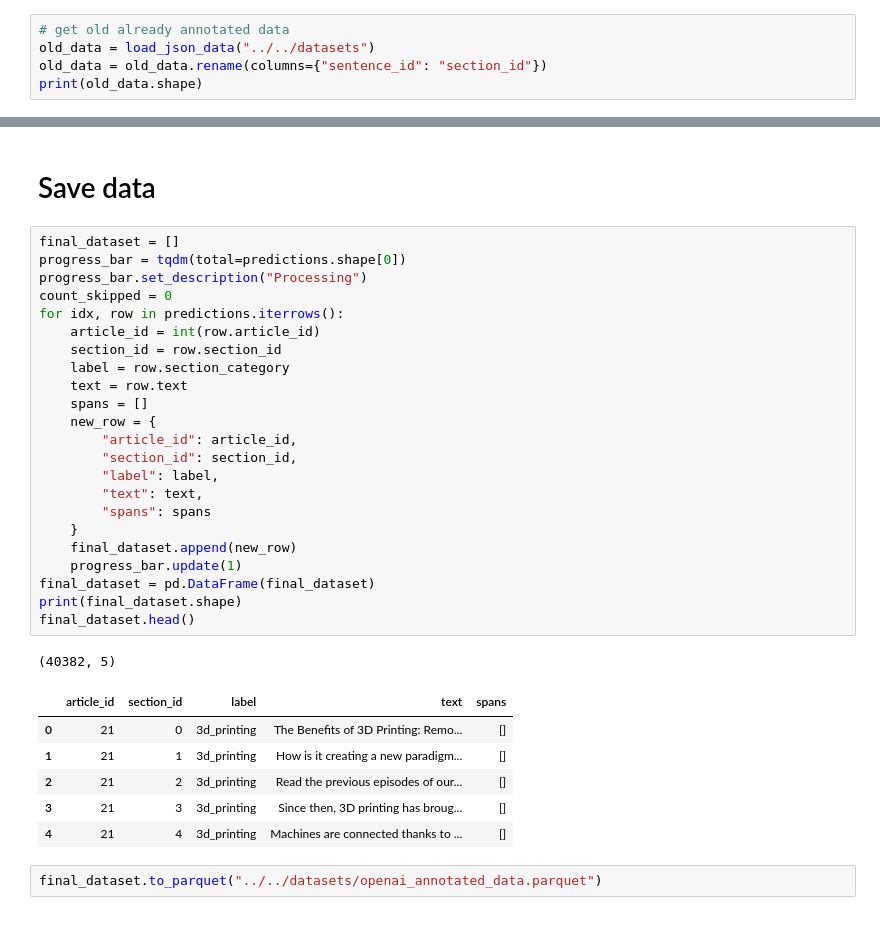
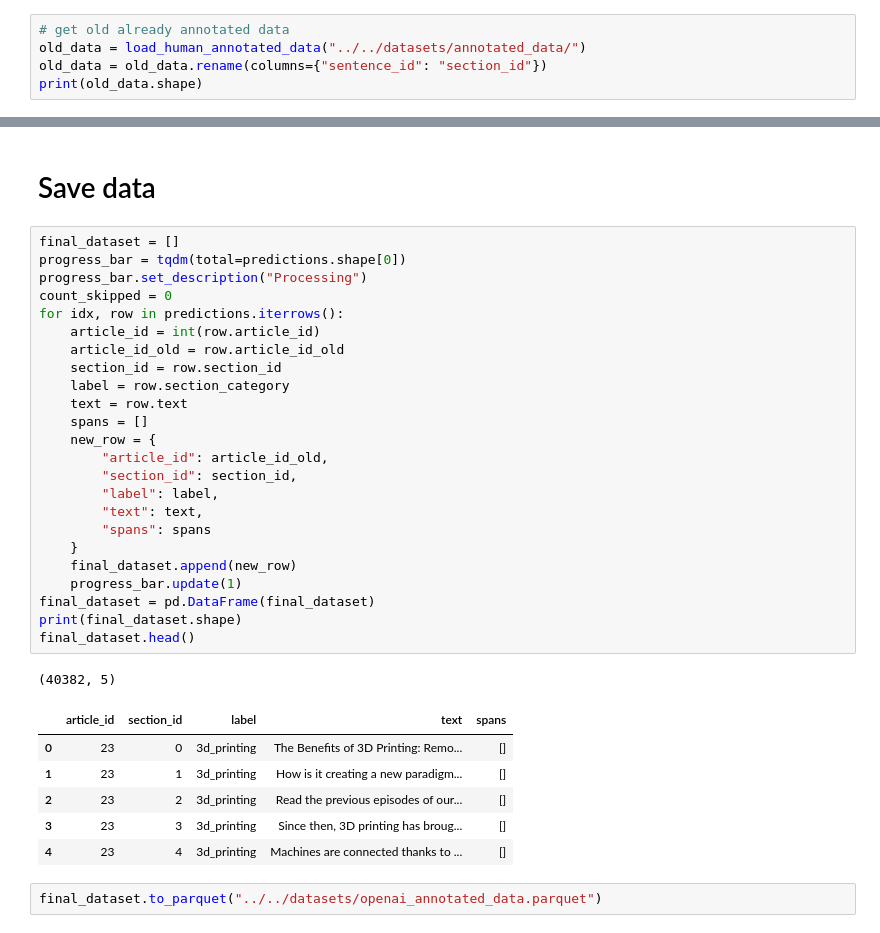
Before and after one commit to sdg-ai/trends-innovations, a Jupyter notebook: experiments/article_annotation/post_process_labeled_data_2.0.ipynb, the cells around one changed output, grey strips where cells are left out. Drawn from its saved outputs; the diff is of its cells as text.

Commit message:
major improvements to data loading and preparation

```diff
--- a/experiments/article_annotation/post_process_labeled_data_2.0.ipynb
+++ b/experiments/article_annotation/post_process_labeled_data_2.0.ipynb
@@ -33,7 +37,7 @@ Categories: ['3d_printed_apparel', '3d_printed_food', '3d_printing', 'animal_rig
 ## Human Annotated Data
 # %%
 # get old already annotated data
-old_data = load_json_data("../../datasets")
+old_data = load_human_annotated_data("../../datasets/annotated_data/")
 old_data = old_data.rename(columns={"sentence_id": "section_id"})
 print(old_data.shape)
 # %% [output]
@@ -240,33 +244,34 @@ plt.show()
 # %%
 final_dataset = []
 progress_bar = tqdm(total=predictions.shape[0])
 progress_bar.set_description("Processing")
 count_skipped = 0
 for idx, row in predictions.iterrows():
     article_id = int(row.article_id)
+    article_id_old = row.article_id_old
     section_id = row.section_id
     label = row.section_category
     text = row.text
     spans = []
     new_row = {
-        "article_id": article_id,
+        "article_id": article_id_old,
         "section_id": section_id,
         "label": label,
         "text": text,
         "spans": spans
     }
     final_dataset.append(new_row)
     progress_bar.update(1)
 final_dataset = pd.DataFrame(final_dataset)
 print(final_dataset.shape)
 final_dataset.head()
 # %% [output]
 (40382, 5)
 |  | article_id | section_id | label | text | spans |
-| 0 | 21 | 0 | 3d_printing | The Benefits of 3D Printing: Remo... | [] |
-| 1 | 21 | 1 | 3d_printing | How is it creating a new paradigm... | [] |
-| 2 | 21 | 2 | 3d_printing | Read the previous episodes of our... | [] |
-| 3 | 21 | 3 | 3d_printing | Since then, 3D printing has broug... | [] |
-| 4 | 21 | 4 | 3d_printing | Machines are connected thanks to ... | [] |
+| 0 | 23 | 0 | 3d_printing | The Benefits of 3D Printing: Remo... | [] |
+| 1 | 23 | 1 | 3d_printing | How is it creating a new paradigm... | [] |
+| 2 | 23 | 2 | 3d_printing | Read the previous episodes of our... | [] |
+| 3 | 23 | 3 | 3d_printing | Since then, 3D printing has broug... | [] |
+| 4 | 23 | 4 | 3d_printing | Machines are connected thanks to ... | [] |
 # %%
 final_dataset.to_parquet("../../datasets/openai_annotated_data.parquet")
```
Also changed, not shown: parts of 4 cells of this notebook, 5 other files.
